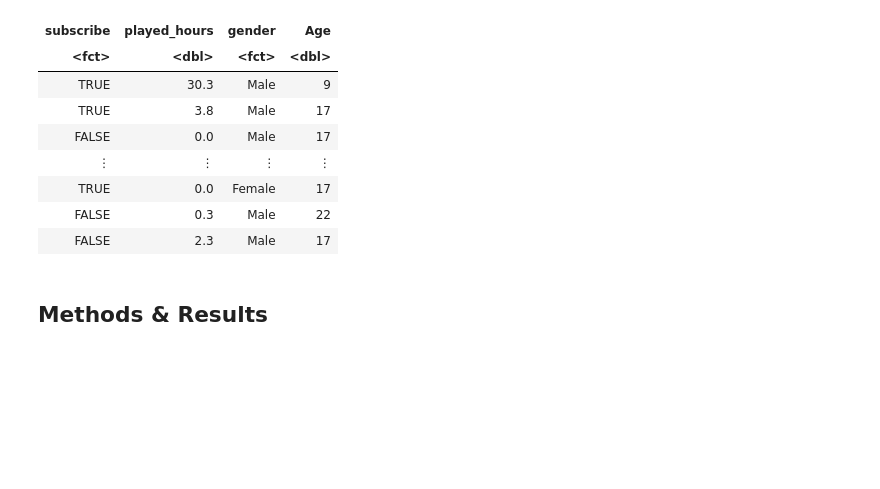
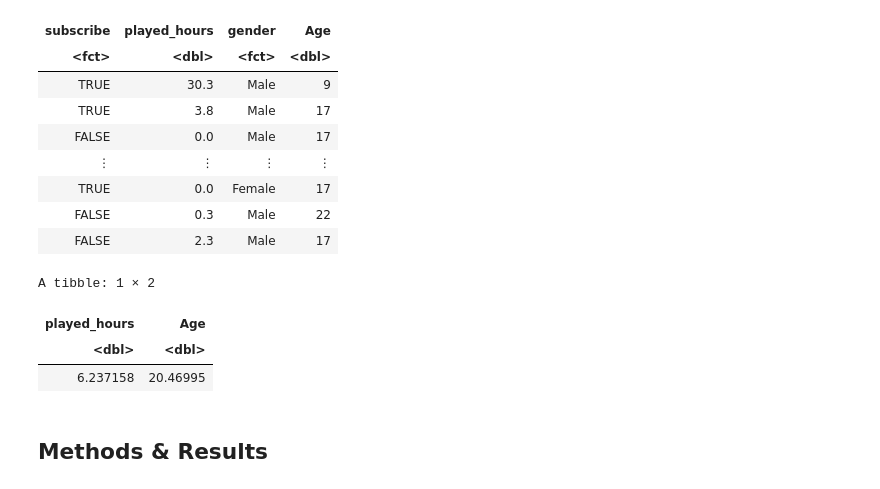
Before and after one commit to SubrinaLi/DSCI-100-sec003, a Jupyter notebook: Project_Subrina.ipynb, the cells around one changed output. Drawn from its saved outputs; the diff is of its cells as text; code cells hidden in the pictures; blank space fills up the shorter version.

```diff
--- a/Project_Subrina.ipynb
+++ b/Project_Subrina.ipynb
@@ -87,6 +88,15 @@ A tibble: 183 × 4
 | TRUE | 0.0 | Female | 17 |
 | FALSE | 0.3 | Male | 22 |
 | FALSE | 2.3 | Male | 17 |
+# %%
+summary <- player |>
+summarize(played_hours = mean(played_hours),Age = mean(Age))
+summary
+# %% [output]
+A tibble: 1 × 2
+| played_hours | Age |
+| <dbl> | <dbl> |
+| 6.237158 | 20.46995 |
 # %% [markdown]
 ## Methods & Results
 # %% [markdown]
```
Also changed, not shown: parts of 2 cells of this notebook.
